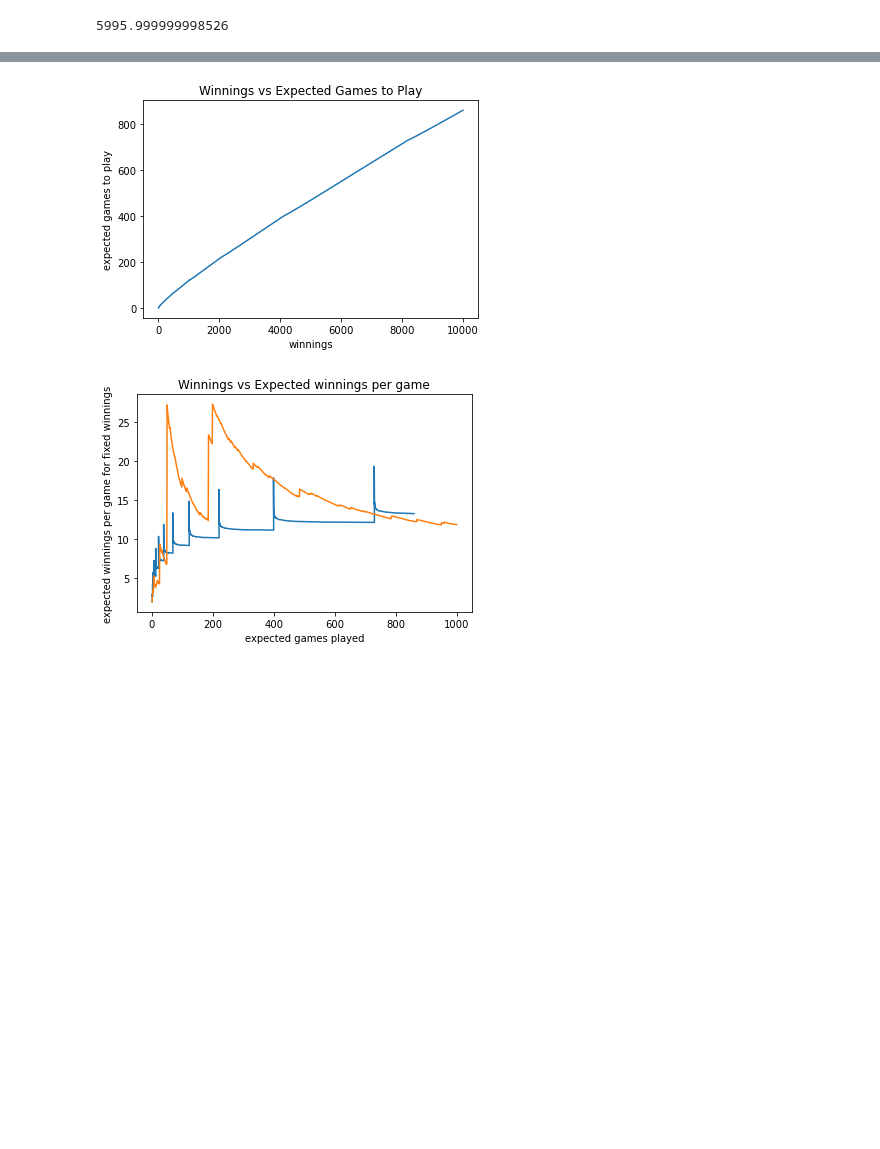
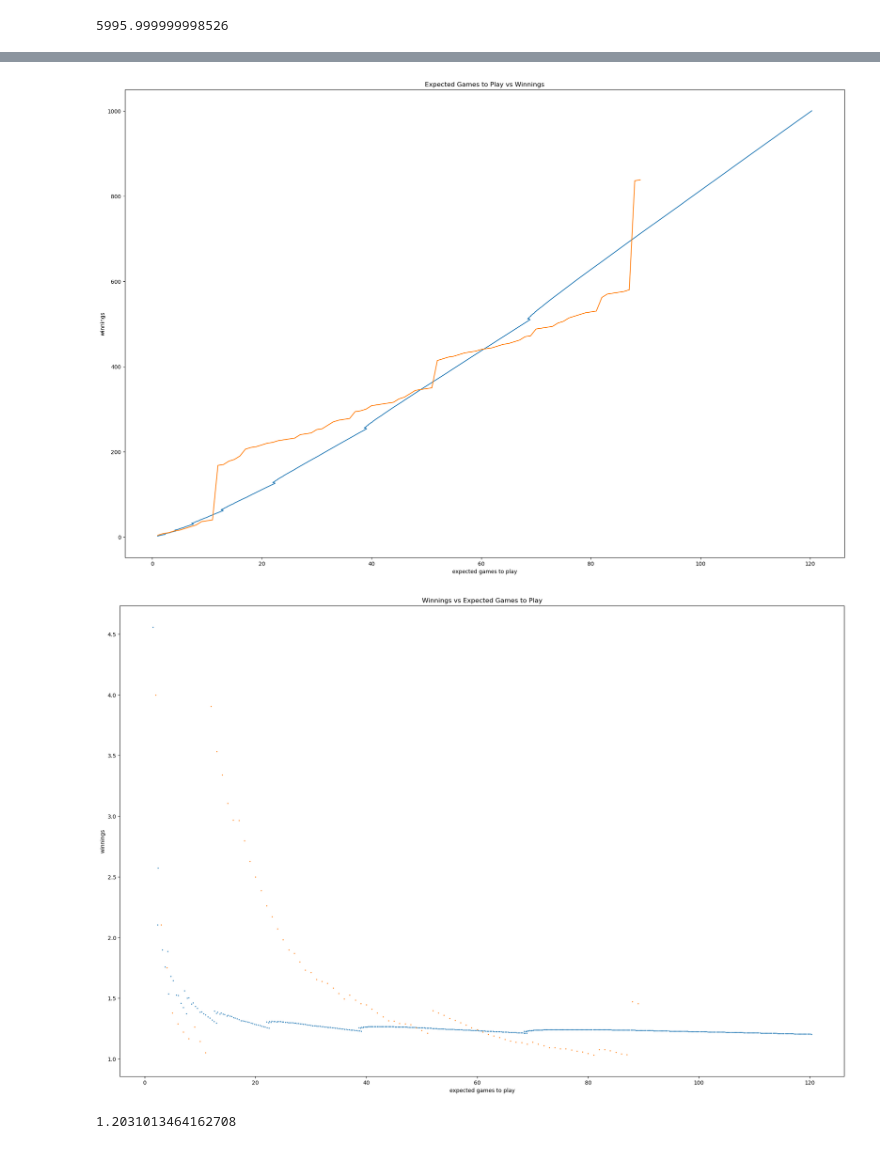
Before and after one commit to abhmul/projects-repo, a Jupyter notebook: projects/notebooks/st-petersburg.ipynb, the cells around one changed output, grey strips where cells are left out. Drawn from its saved outputs; the diff is of its cells as text; code cells hidden in the pictures; blank space fills up the shorter version.

```diff
--- a/projects/notebooks/st-petersburg.ipynb
+++ b/projects/notebooks/st-petersburg.ipynb
@@ -210,6 +211,6 @@ def calc_expected_games(max_win):
 
     return expected_games, expected_gain
 # %%
-egames, egain = calc_expected_games(10000)
+egames, egain = calc_expected_games(1000)
 egames, egain
 # %% [output]
@@ -252,25 +253,70 @@ cumsum = np.cumsum(res)
 cummean = cumsum / np.arange(1, len(res) + 1)
 # %%
 winnings = np.arange(2, len(egames), 2)
-plt.plot(winnings, egames[2::2])
-plt.xlabel("winnings")
-plt.ylabel("expected games to play")
+select = cumsum <= np.max(winnings)
+emp_games = np.arange(1, TRIALS + 1)[select]
+emp_mean = cummean[select]
+emp_sum = cumsum[select]
+dot_size = 1.0
+def fig_gen():
+    plt.figure(figsize=(24,16), dpi= 100, facecolor='w', edgecolor='k')
+
+fig_gen()
+
+plt.plot(egames[2::2], winnings)
+plt.plot(emp_games, cumsum[select])
+plt.ylabel("winnings")
+plt.xlabel("expected games to play")
+plt.title("Expected Games to Play vs Winnings")
+plt.show()
+
+fig_gen()
+
+plt.scatter(egames[2::2], winnings / (egames[2::2] * (np.log2(egames[2::2]))), s=dot_size)
+plt.scatter(emp_games, cumsum[select] / (emp_games * np.log2(emp_games)), s=dot_size)
+plt.xlabel("expected games to play")
+plt.ylabel("winnings")
 plt.title("Winnings vs Expected Games to Play")
 plt.show()
 
-plt.plot(egames[2::2], egain[2::2])
-plt.plot(np.arange(1, TRIALS + 1), cummean)
+print((winnings / (egames[2::2] * np.log2(egames[2::2])))[-1])
+
+fig_gen()
+
+plt.scatter(egames[2::2], egain[2::2], s=dot_size)
+plt.scatter(emp_games, emp_mean, s=dot_size)
 plt.xlabel("expected games played")
 plt.ylabel("expected winnings per game for fixed winnings")
 plt.title("Winnings vs Expected winnings per game")
 plt.show()
 
-plt.plot(winnings, egain[2::2])
-plt.plot(cumsum, cummean)
+fig_gen()
+
+plt.scatter(np.log2(egames[2::2]), egain[2::2], s=dot_size)
+plt.scatter(np.log2(emp_games), emp_mean, s=dot_size)
+plt.xlabel("log expected games played")
+plt.ylabel("expected winnings per game for fixed winnings")
+plt.title("Winnings vs Expected winnings per game")
+plt.show()
+
+fig_gen()
+
+plt.scatter(winnings, egain[2::2], s=dot_size)
+plt.scatter(emp_sum, emp_mean, s=dot_size)
 plt.xlabel("winnings")
 plt.ylabel("expected winnings per game for fixed winnings")
 plt.title("Winnings vs Expected winnings per game")
 plt.show()
+
+fig_gen()
+
+plt.scatter(np.log2(winnings), egain[2::2], s=dot_size)
+plt.scatter(np.log2(emp_sum), emp_mean, s=dot_size)
+plt.xlabel("log winnings")
+plt.ylabel("expected winnings per game for fixed winnings")
+plt.title("Winnings vs Expected winnings per game")
+plt.show()
 # %% [output]
-[figure, old version]
+[figure, new version]
-[figure, old version]
+[figure, new version]
+1.2031013464162708
```
Also changed, not shown: parts of 4 cells of this notebook.
